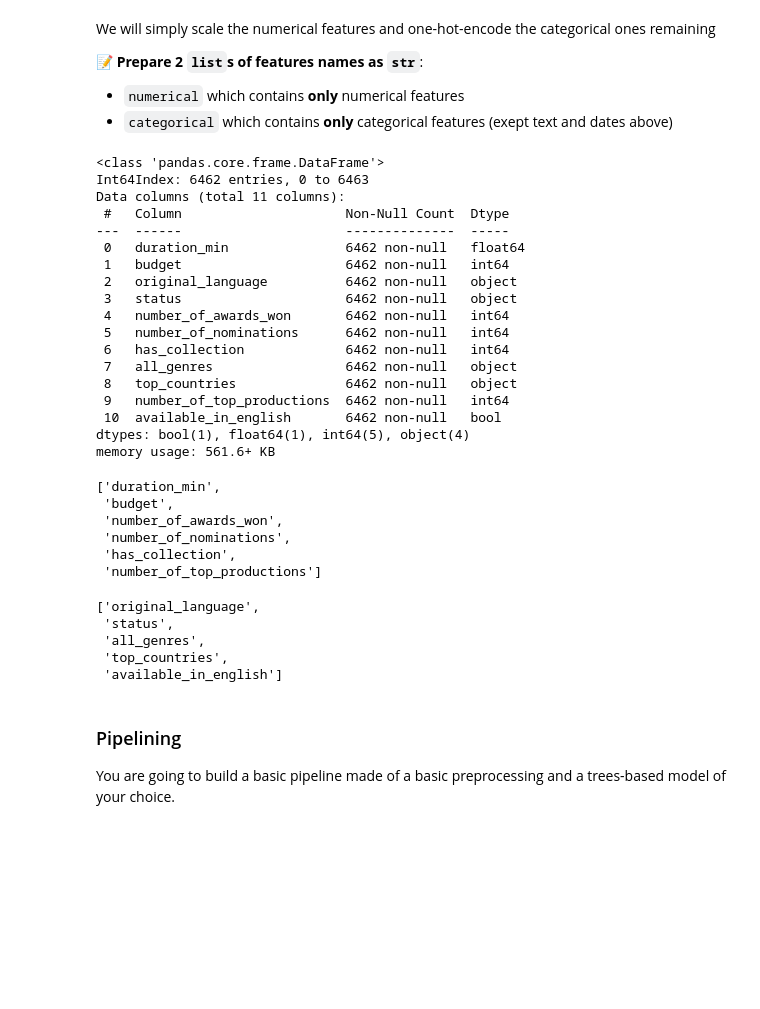
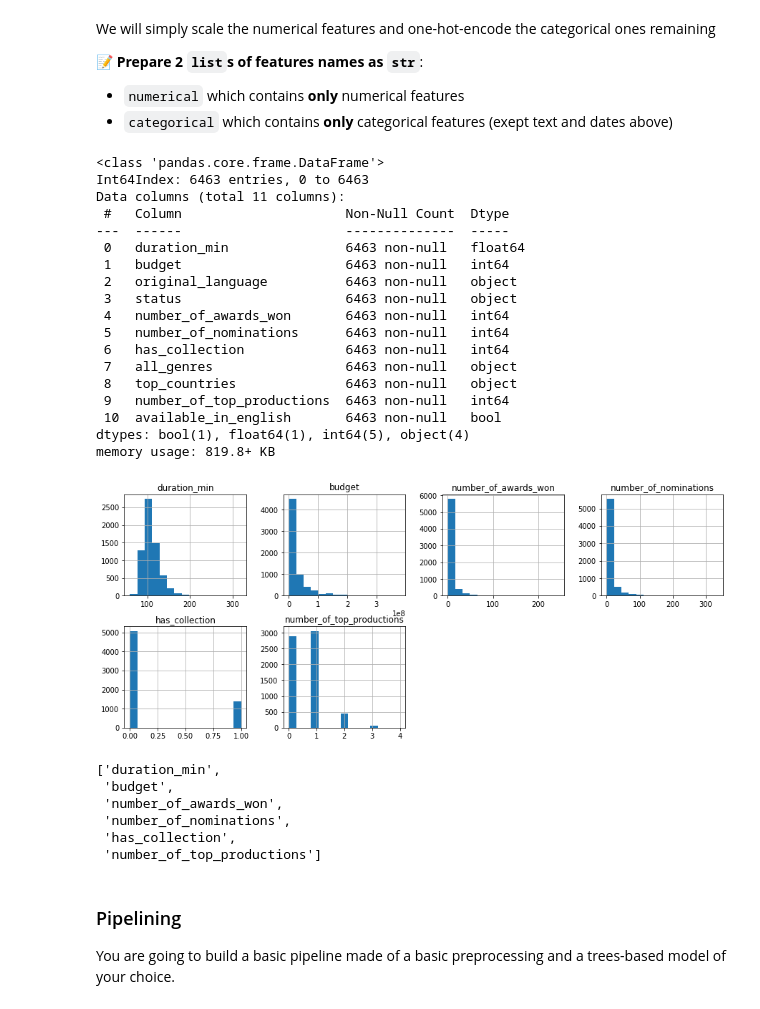
Before and after one commit to abibalimi/data-certification-exam, a Jupyter notebook: machine_learning/TV_popularity_predictor.ipynb, the cells around one changed output. Saved outputs shown, nothing was run; the diff lists cells and outputs as text; code cells hidden in the pictures; blank space fills up the shorter version.

```diff
--- a/machine_learning/TV_popularity_predictor.ipynb
+++ b/machine_learning/TV_popularity_predictor.ipynb
@@ -197,7 +202,7 @@ In this baseline, let's forget about the columns below that are difficult to pro
 text = ['description', 'original_title', 'title']
 dates = ['release_date']
 # %%
-X = X.drop(columns=text, index=1)
+X = X.drop(columns=text, axis=1)
 X.columns
 # %% [output]
 Index(['release_date', 'duration_min', 'budget', 'original_language', 'status',
@@ -224,41 +229,37 @@ We will simply scale the numerical features and one-hot-encode the categorical o
 X.info()
 # %% [output]
 <class 'pandas.core.frame.DataFrame'>
-Int64Index: 6462 entries, 0 to 6463
+Int64Index: 6463 entries, 0 to 6463
 Data columns (total 11 columns):
  #   Column                     Non-Null Count  Dtype
 ---  ------                     --------------  -----
- 0   duration_min               6462 non-null   float64
- 1   budget                     6462 non-null   int64
- 2   original_language          6462 non-null   object
- 3   status                     6462 non-null   object
- 4   number_of_awards_won       6462 non-null   int64
- 5   number_of_nominations      6462 non-null   int64
- 6   has_collection             6462 non-null   int64
- 7   all_genres                 6462 non-null   object
- 8   top_countries              6462 non-null   object
- 9   number_of_top_productions  6462 non-null   int64
- 10  available_in_english       6462 non-null   bool
+ 0   duration_min               6463 non-null   float64
+ 1   budget                     6463 non-null   int64
+ 2   original_language          6463 non-null   object
+ 3   status                     6463 non-null   object
+ 4   number_of_awards_won       6463 non-null   int64
+ 5   number_of_nominations      6463 non-null   int64
+ 6   has_collection             6463 non-null   int64
+ 7   all_genres                 6463 non-null   object
+ 8   top_countries              6463 non-null   object
+ 9   number_of_top_productions  6463 non-null   int64
+ 10  available_in_english       6463 non-null   bool
 dtypes: bool(1), float64(1), int64(5), object(4)
-memory usage: 561.6+ KB
+memory usage: 819.8+ KB
 # %%
 numerical = X.select_dtypes(include=['float64', 'int64']).copy()
-numerical = list(numerical)
-numerical
+numerical.hist(bins=15, figsize=(15, 6), layout=(2, 4));
 # %% [output]
-['duration_min',
- 'budget',
- 'number_of_awards_won',
- 'number_of_nominations',
- 'has_collection',
- 'number_of_top_productions']
+[figure, added]
+# %%
+numerical = list(numerical)
+numerical
+# %% [output]
+['duration_min',
+ 'budget',
+ 'number_of_awards_won',
+ 'number_of_nominations',
+ 'has_collection',
+ 'number_of_top_productions']
 # %%
 categorical = X.select_dtypes(include=['object', 'bool']).copy()
-categorical = list(categorical)
-categorical
-# %% [output]
-['original_language',
- 'status',
- 'all_genres',
- 'top_countries',
- 'available_in_english']
```
Also changed, not shown: parts of 16 cells of this notebook, 1 other file.
